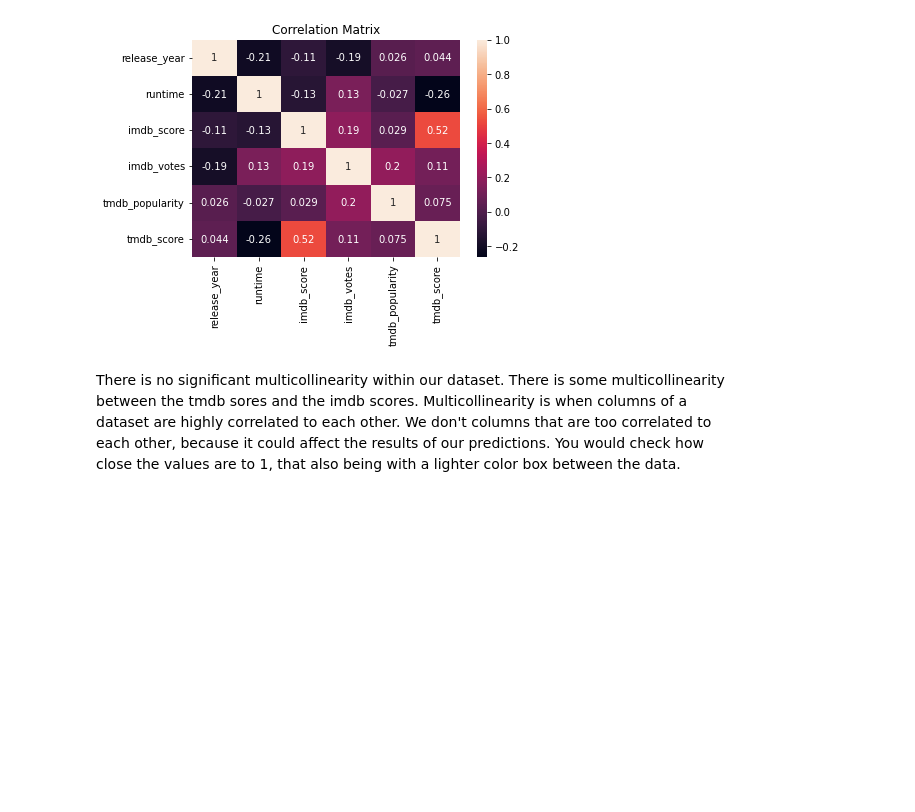
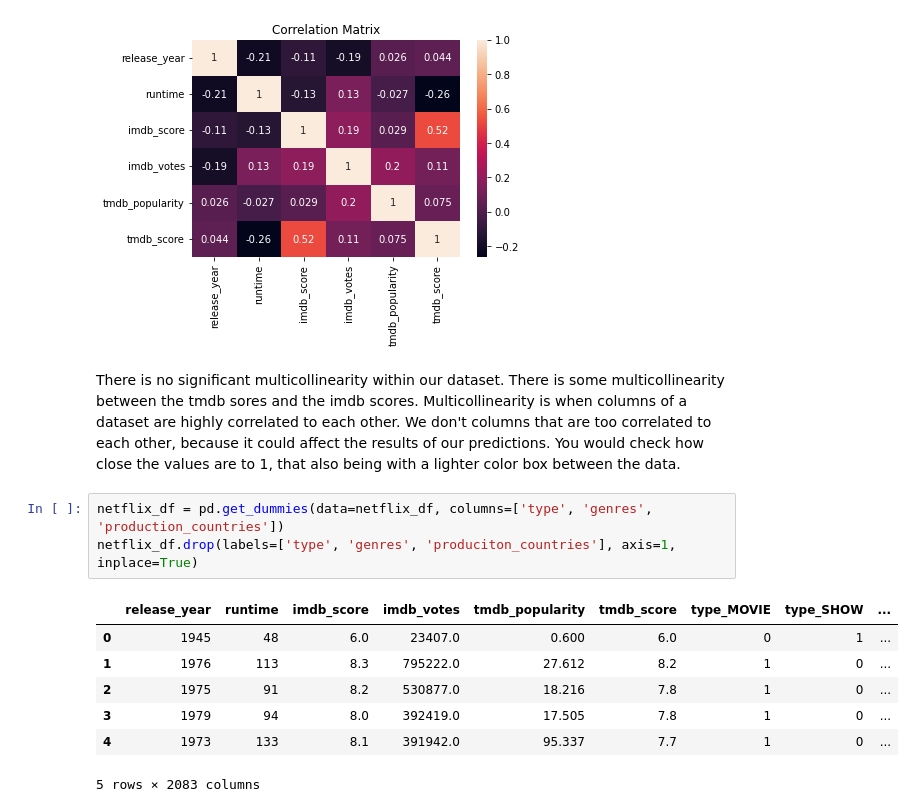
Before and after one commit to akrepel/DS1-GroupProject, a Jupyter notebook: DS1P.ipynb, the cells around one changed output. Saved outputs shown, nothing was run; the diff lists cells and outputs as text; blank space fills up the shorter version.

Commit message:
did dummies
did categorical get dummies

```diff
--- a/DS1P.ipynb
+++ b/DS1P.ipynb
@@ -415,3 +415,14 @@ plt.show()
 [figure]
 # %% [markdown]
 There is no significant multicollinearity within our dataset. There is some multicollinearity between the tmdb sores and the imdb scores. Multicollinearity is when columns of a dataset are highly correlated to each other. We don't columns that are too correlated to each other, because it could affect the results of our predictions. You would check how close the values are to 1, that also being with a lighter color box between the data.
+# %%
+netflix_df = pd.get_dummies(data=netflix_df, columns=['type', 'genres', 'production_countries'])
+netflix_df.drop(labels=['type', 'genres', 'produciton_countries'], axis=1, inplace=True)
+# %% [output]
+|  | release_year | runtime | imdb_score | imdb_votes | tmdb_popularity | tmdb_score | type_MOVIE | type_SHOW | ... |
+| 0 | 1945 | 48 | 6.0 | 23407.0 | 0.600 | 6.0 | 0 | 1 | ... |
+| 1 | 1976 | 113 | 8.3 | 795222.0 | 27.612 | 8.2 | 1 | 0 | ... |
+| 2 | 1975 | 91 | 8.2 | 530877.0 | 18.216 | 7.8 | 1 | 0 | ... |
+| 3 | 1979 | 94 | 8.0 | 392419.0 | 17.505 | 7.8 | 1 | 0 | ... |
+| 4 | 1973 | 133 | 8.1 | 391942.0 | 95.337 | 7.7 | 1 | 0 | ... |
+5 rows × 2083 columns
```
Also changed, not shown: parts of 4 cells of this notebook.
